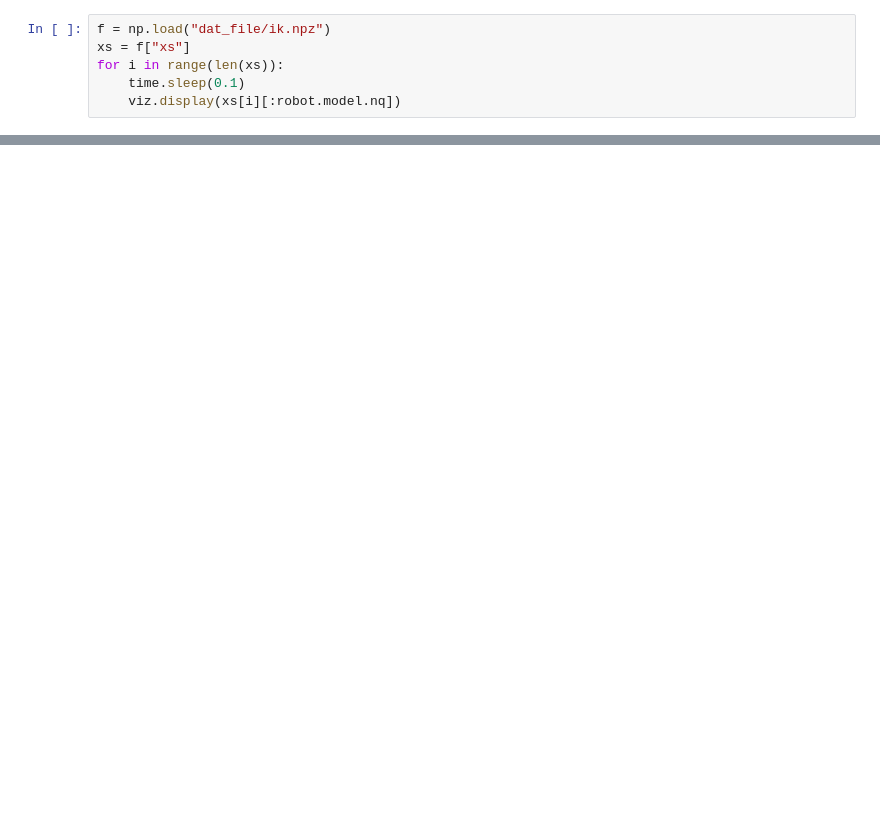
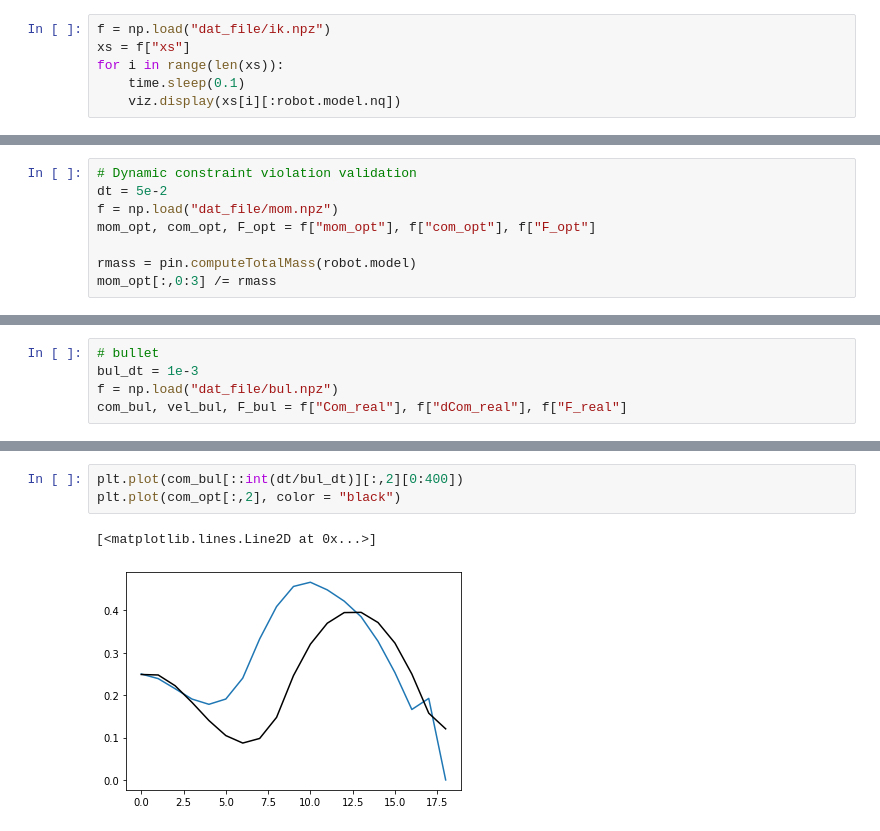
Before and after one commit to machines-in-motion/biconvex_mpc, a Jupyter notebook: demos/motion_planner/solo12_ik_visualizer.ipynb, the cells around one changed output, grey strips where cells are left out. Drawn from its saved outputs; the diff is of its cells as text; blank space fills up the shorter version.

```diff
--- a/demos/motion_planner/solo12_ik_visualizer.ipynb
+++ b/demos/motion_planner/solo12_ik_visualizer.ipynb
@@ -55,0 +60,8 @@ for i in range(len(xs)):
+# %%
+# Dynamic constraint violation validation
+dt = 5e-2
+f = np.load("dat_file/mom.npz")
+mom_opt, com_opt, F_opt = f["mom_opt"], f["com_opt"], f["F_opt"]
+
+rmass = pin.computeTotalMass(robot.model)
+mom_opt[:,0:3] /= rmass
@@ -55,0 +109,5 @@ for i in range(len(xs)):
+# %%
+# bullet
+bul_dt = 1e-3
+f = np.load("dat_file/bul.npz")
+com_bul, vel_bul, F_bul = f["Com_real"], f["dCom_real"], f["F_real"]
@@ -55,0 +127,6 @@ for i in range(len(xs)):
+# %%
+plt.plot(com_bul[::int(dt/bul_dt)][:,2][0:400])
+plt.plot(com_opt[:,2], color = "black")
+# %% [output]
+[<matplotlib.lines.Line2D at 0x...>]
+[figure, added]
```
Also changed, not shown: parts of 9 cells of this notebook, 3 other files.
